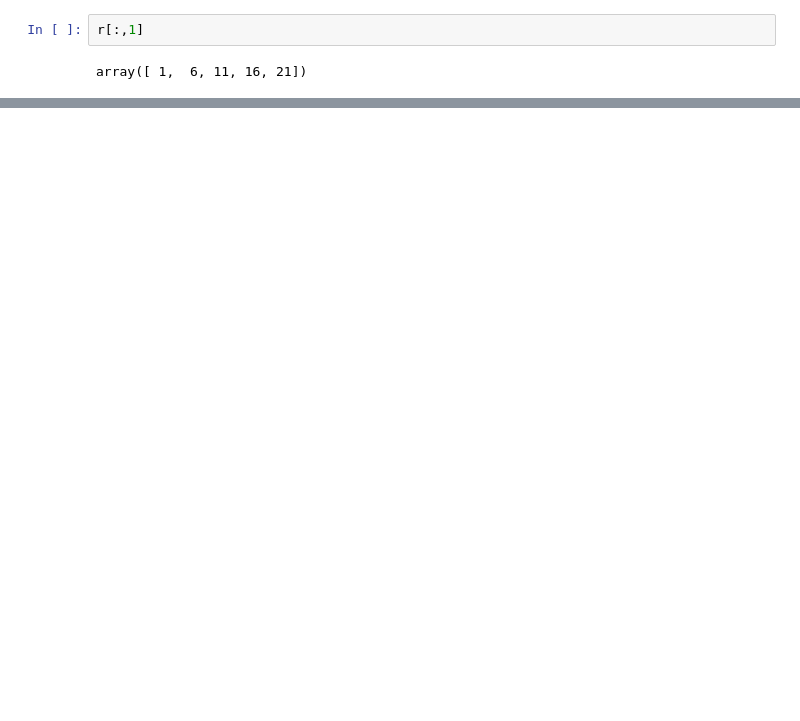
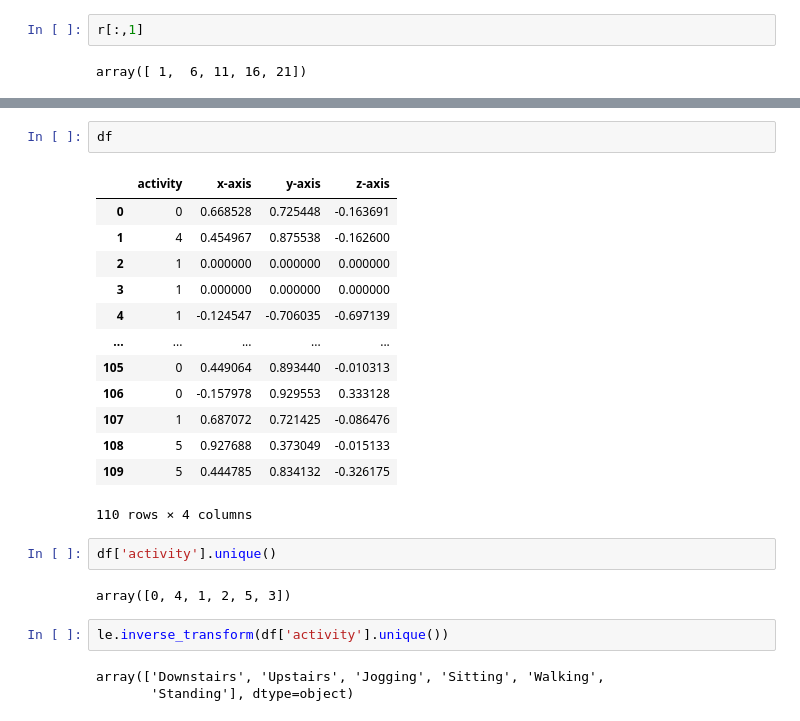
Before and after one commit to AkhilVinayakp/HAR_LSTM_CNN, a Jupyter notebook: windowing_test.ipynb, the cells around one changed output, grey strips where cells are left out. Cells and saved outputs as stored; diff of their text form; blank space fills up the shorter version.

```diff
--- a/windowing_test.ipynb
+++ b/windowing_test.ipynb
@@ -204,0 +258,25 @@ array([ 1,  6, 11, 16, 21])
+# %%
+df
+# %% [output]
+|  | activity | x-axis | y-axis | z-axis |
+| 0 | 0 | 0.668528 | 0.725448 | -0.163691 |
+| 1 | 4 | 0.454967 | 0.875538 | -0.162600 |
+| 2 | 1 | 0.000000 | 0.000000 | 0.000000 |
+| 3 | 1 | 0.000000 | 0.000000 | 0.000000 |
+| 4 | 1 | -0.124547 | -0.706035 | -0.697139 |
+| ... | ... | ... | ... | ... |
+| 105 | 0 | 0.449064 | 0.893440 | -0.010313 |
+| 106 | 0 | -0.157978 | 0.929553 | 0.333128 |
+| 107 | 1 | 0.687072 | 0.721425 | -0.086476 |
+| 108 | 5 | 0.927688 | 0.373049 | -0.015133 |
+| 109 | 5 | 0.444785 | 0.834132 | -0.326175 |
+110 rows × 4 columns
+# %%
+df['activity'].unique()
+# %% [output]
+array([0, 4, 1, 2, 5, 3])
+# %%
+le.inverse_transform(df['activity'].unique())
+# %% [output]
+array(['Downstairs', 'Upstairs', 'Jogging', 'Sitting', 'Walking',
+       'Standing'], dtype=object)
```
Also changed, not shown: parts of 33 cells of this notebook.
